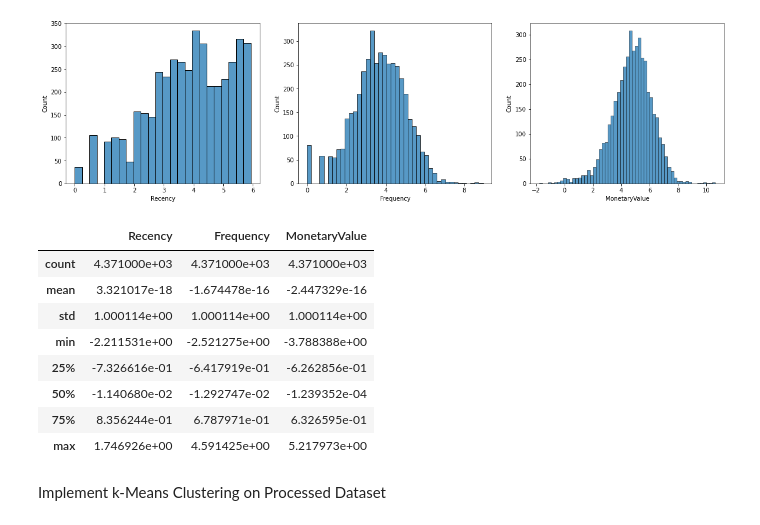
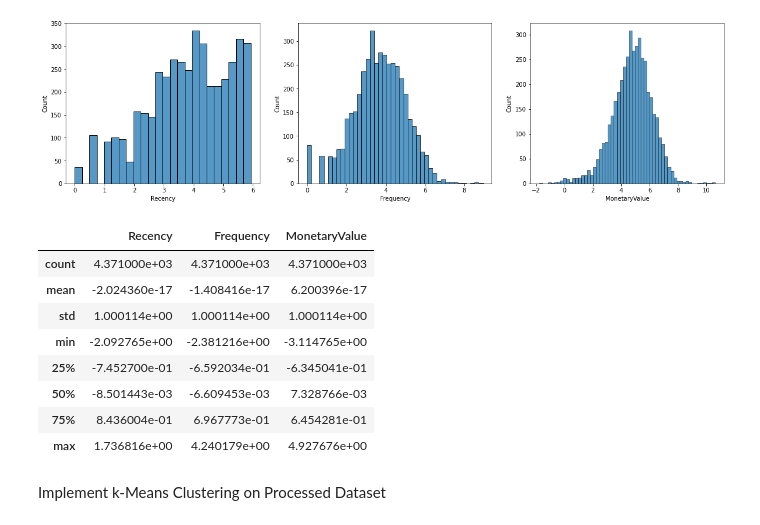
Before and after one commit to mcastelli5/Customer-Segmentation, a Jupyter notebook: customer_segmentation.ipynb, the cells around one changed output. Drawn from its saved outputs; the diff is of its cells as text; code cells hidden in the pictures.

```diff
--- a/customer_segmentation.ipynb
+++ b/customer_segmentation.ipynb
@@ -765,25 +766,26 @@ def boxcox_df(x):
 # %%
 # Preprocess the customer_trends values
 
 ## Apply the function to the `wholesale` dataset
-customer_trends_boxcox = customer_trends[['Recency', 'Frequency', 'MonetaryValue']].apply(boxcox_df, axis=0)
+powerT = PowerTransformer(method='yeo-johnson')
+customer_trends_T = powerT.fit_transform(customer_trends[['Recency', 'Frequency', 'MonetaryValue']])
 
 ## Scale values
 scaler = StandardScaler()
-customer_trends_norm = scaler.fit_transform(customer_trends_boxcox)
+customer_trends_norm = scaler.fit_transform(customer_trends_T)
 customer_trends_norm = pd.DataFrame(data=customer_trends_norm, index=customer_trends.index, columns=customer_trends.columns[:3])
 
 display(customer_trends_norm.describe())
 # %% [output]
 |  | Recency | Frequency | MonetaryValue |
 | count | 4.371000e+03 | 4.371000e+03 | 4.371000e+03 |
-| mean | 3.321017e-18 | -1.674478e-16 | -2.447329e-16 |
+| mean | -2.024360e-17 | -1.408416e-17 | 6.200396e-17 |
 | std | 1.000114e+00 | 1.000114e+00 | 1.000114e+00 |
-| min | -2.211531e+00 | -2.521275e+00 | -3.788388e+00 |
-| 25% | -7.326616e-01 | -6.417919e-01 | -6.262856e-01 |
-| 50% | -1.140680e-02 | -1.292747e-02 | -1.239352e-04 |
-| 75% | 8.356244e-01 | 6.787971e-01 | 6.326595e-01 |
-| max | 1.746926e+00 | 4.591425e+00 | 5.217973e+00 |
+| min | -2.092765e+00 | -2.381216e+00 | -3.114765e+00 |
+| 25% | -7.452700e-01 | -6.592034e-01 | -6.345041e-01 |
+| 50% | -8.501443e-03 | -6.609453e-03 | 7.328766e-03 |
+| 75% | 8.436004e-01 | 6.967773e-01 | 6.454281e-01 |
+| max | 1.736816e+00 | 4.240179e+00 | 4.927676e+00 |
 # %% [markdown]
 Implement k-Means Clustering on Processed Dataset
 # %%
```
Also changed, not shown: parts of 7 cells of this notebook.
